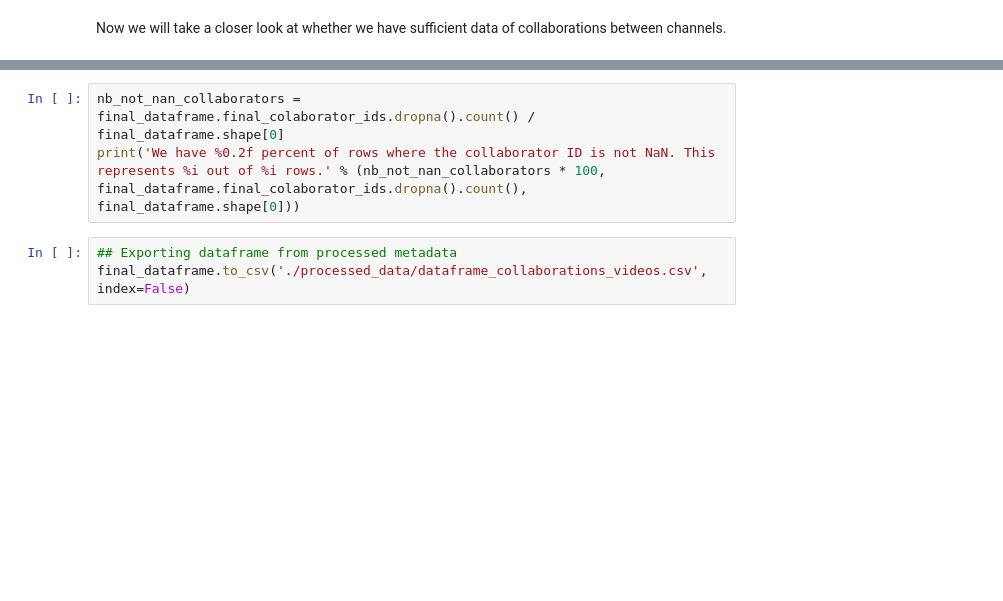
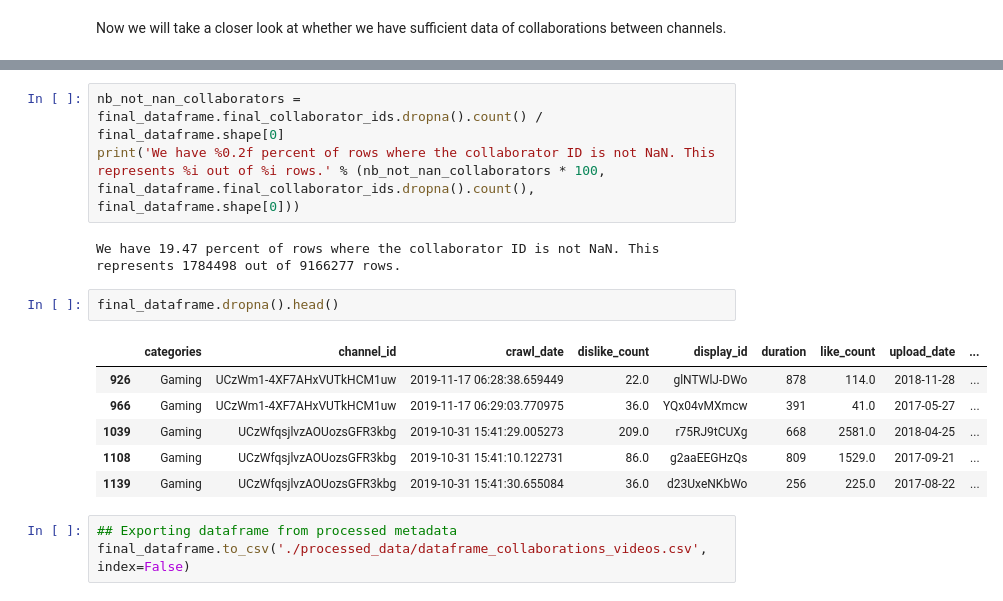
Before and after one commit to epfl-ada/ada-2023-project-adacadabra, a Jupyter notebook: Milestone 2.ipynb, the cells around one changed output, grey strips where cells are left out. Cells and saved outputs as stored; diff of their text form; blank space fills up the shorter version.

```diff
--- a/Milestone 2.ipynb
+++ b/Milestone 2.ipynb
@@ -437,6 +449,17 @@ display(final_dataframe.isnull().sum())
 # %%
-nb_not_nan_collaborators = final_dataframe.final_colaborator_ids.dropna().count() / final_dataframe.shape[0]
-print('We have %0.2f percent of rows where the collaborator ID is not NaN. This represents %i out of %i rows.' % (nb_not_nan_collaborators * 100, final_dataframe.final_colaborator_ids.dropna().count(), final_dataframe.shape[0]))
+nb_not_nan_collaborators = final_dataframe.final_collaborator_ids.dropna().count() / final_dataframe.shape[0]
+print('We have %0.2f percent of rows where the collaborator ID is not NaN. This represents %i out of %i rows.' % (nb_not_nan_collaborators * 100, final_dataframe.final_collaborator_ids.dropna().count(), final_dataframe.shape[0]))
+# %% [output]
+We have 19.47 percent of rows where the collaborator ID is not NaN. This represents 1784498 out of 9166277 rows.
+# %%
+final_dataframe.dropna().head()
+# %% [output]
+|  | categories | channel_id | crawl_date | dislike_count | display_id | duration | like_count | upload_date | ... |
+| 926 | Gaming | UCzWm1-4XF7AHxVUTkHCM1uw | 2019-11-17 06:28:38.659449 | 22.0 | glNTWlJ-DWo | 878 | 114.0 | 2018-11-28 | ... |
+| 966 | Gaming | UCzWm1-4XF7AHxVUTkHCM1uw | 2019-11-17 06:29:03.770975 | 36.0 | YQx04vMXmcw | 391 | 41.0 | 2017-05-27 | ... |
+| 1039 | Gaming | UCzWfqsjlvzAOUozsGFR3kbg | 2019-10-31 15:41:29.005273 | 209.0 | r75RJ9tCUXg | 668 | 2581.0 | 2018-04-25 | ... |
+| 1108 | Gaming | UCzWfqsjlvzAOUozsGFR3kbg | 2019-10-31 15:41:10.122731 | 86.0 | g2aaEEGHzQs | 809 | 1529.0 | 2017-09-21 | ... |
+| 1139 | Gaming | UCzWfqsjlvzAOUozsGFR3kbg | 2019-10-31 15:41:30.655084 | 36.0 | d23UxeNKbWo | 256 | 225.0 | 2017-08-22 | ... |
 # %%
 ## Exporting dataframe from processed metadata
 final_dataframe.to_csv('./processed_data/dataframe_collaborations_videos.csv', index=False)
```
Also changed, not shown: parts of 2 cells of this notebook, 1 other file.
